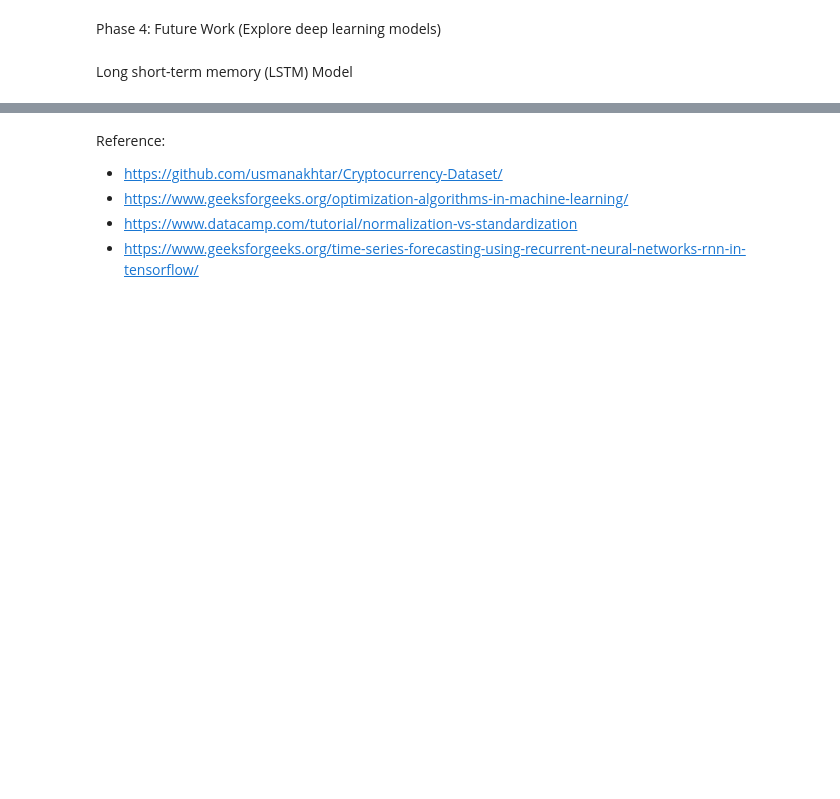
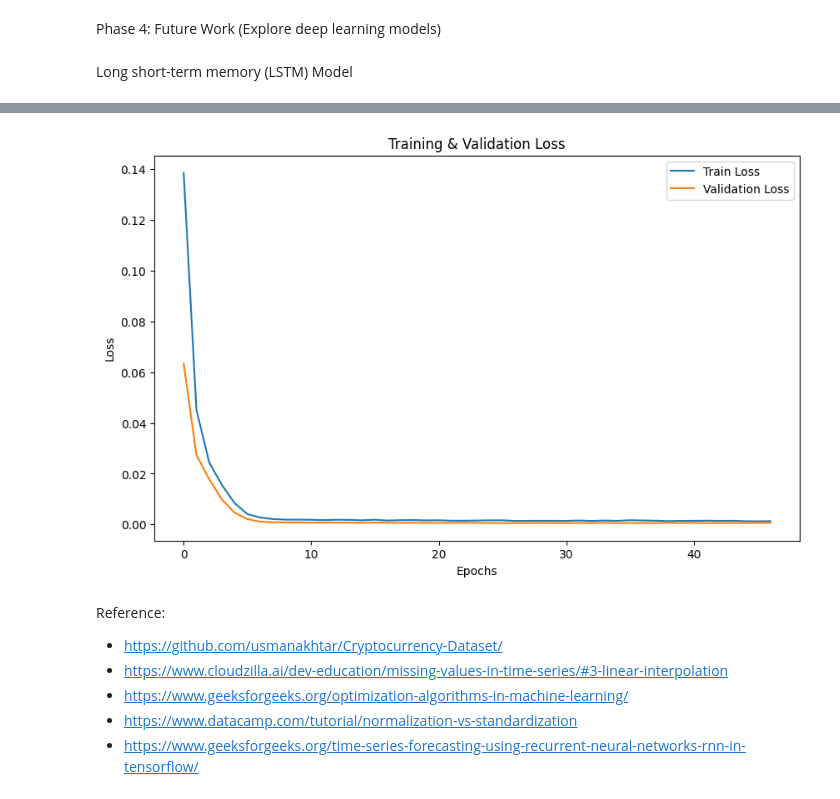
Before and after one commit to CleliaCaetano/Predicting-Cryptocurrency-Prices, a Jupyter notebook: Predicting_Cryptocurrency_Prices.ipynb, the cells around one changed output, grey strips where cells are left out. Cells and saved outputs as stored; diff of their text form; code cells hidden in the pictures; blank space fills up the shorter version.

```diff
--- a/Predicting_Cryptocurrency_Prices.ipynb
+++ b/Predicting_Cryptocurrency_Prices.ipynb
@@ -992,7 +1010,20 @@ RMSE: 23347.878608459432
+# %%
+# Plot Training & Validation Loss
+plt.figure(figsize=(10, 6))
+plt.plot(history.history['loss'], label='Train Loss')
+plt.plot(history.history['val_loss'], label='Validation Loss')
+plt.title('Training & Validation Loss')
+plt.xlabel('Epochs')
+plt.ylabel('Loss')
+plt.legend()
+plt.show()
+# %% [output]
+[figure, added]
 # %% [markdown]
 Reference:
 
 - https://github.com/usmanakhtar/Cryptocurrency-Dataset/
+- https://www.cloudzilla.ai/dev-education/missing-values-in-time-series/#3-linear-interpolation
 - https://www.geeksforgeeks.org/optimization-algorithms-in-machine-learning/
 - https://www.datacamp.com/tutorial/normalization-vs-standardization
 - https://www.geeksforgeeks.org/time-series-forecasting-using-recurrent-neural-networks-rnn-in-tensorflow/
```
Also changed, not shown: parts of 5 cells of this notebook.
